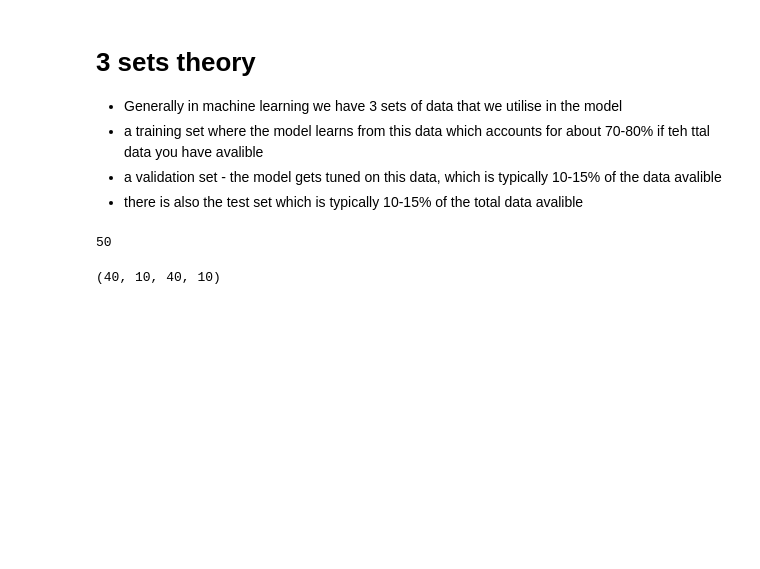
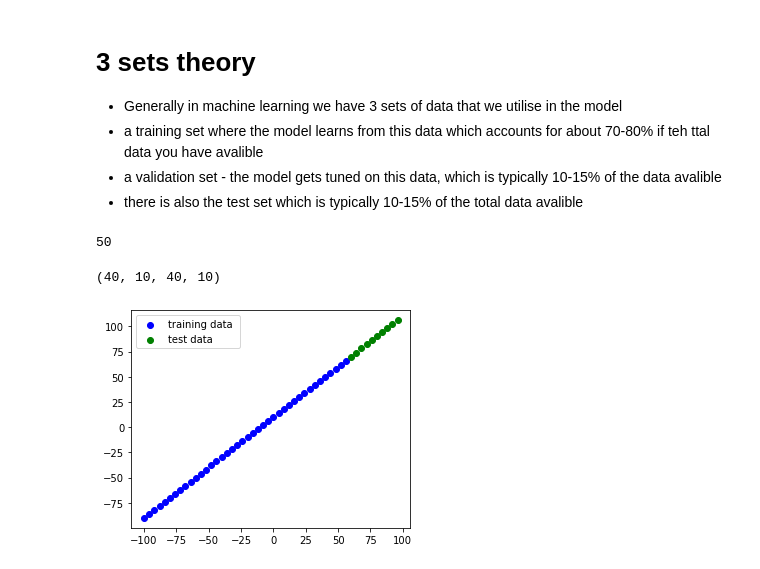
Before and after one commit to Janadhi14/tensorflow-test, a Jupyter notebook: NeuralNetworkRegression.ipynb, the cells around one changed output. Drawn from its saved outputs; the diff is of its cells as text; code cells hidden in the pictures; blank space fills up the shorter version.

Commit message:
plotted a scatter plot of the different sets

```diff
--- a/NeuralNetworkRegression.ipynb
+++ b/NeuralNetworkRegression.ipynb
@@ -302,3 +302,14 @@ y_test = y [40:] # this the test set that contains teh last 10 values of the dat
 len(X_train), len(X_test), len(y_train), len(y_test)
 # %% [output]
 (40, 10, 40, 10)
+# %%
+# now we want to visualise the data in the test sets
+plt.figure(figsize = (5,4)) # setting the figure size
+# we wnat to plot the training data in blue
+
+plt.scatter(X_train, y_train, c= "b", label = "training data ") #plotting the training data in blue
+plt.scatter(X_test, y_test, c= "g", label= "test data ") #plotting the test data in green
+
+plt.legend();
+# %% [output]
+[figure, added]
```
